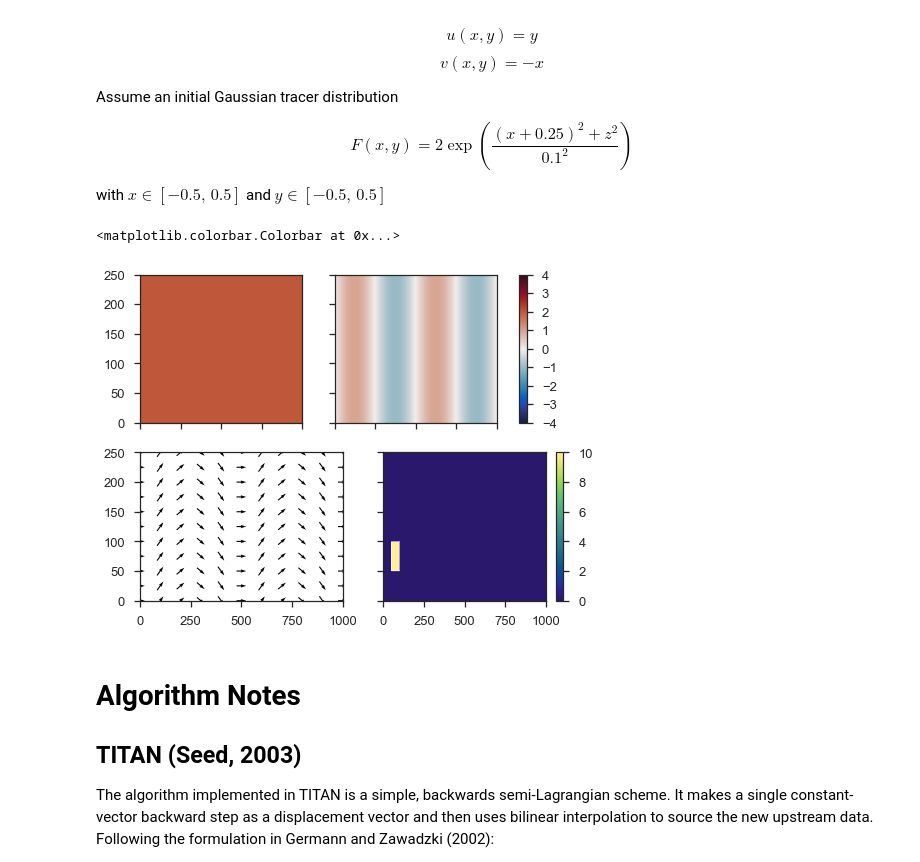
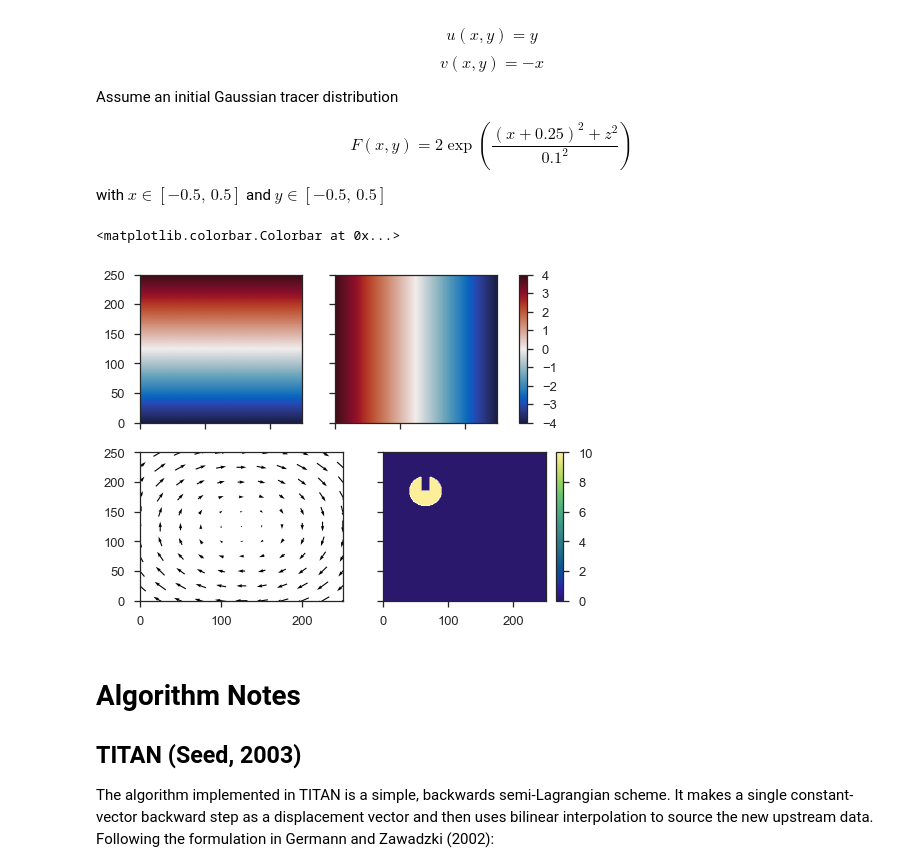
Before and after one commit to darothen-cc/nowcasting, a Jupyter notebook: notebooks/storm_advection.ipynb, the cells around one changed output. Cells and saved outputs as stored; diff of their text form; code cells hidden in the pictures.

```diff
--- a/notebooks/storm_advection.ipynb
+++ b/notebooks/storm_advection.ipynb
@@ -46,42 +46,42 @@ with $x \in \left[-0.5,\,0.5\right]$ and $y \in \left[-0.5,\,0.5\right]$
 # %%
 from nowcast.test_functions import eddy, wavy_flow, gaussian, hat, slotted_cylinder
 
-f = 10
-nx, ny = 50*f*4, 50*f
+f = 5
+nx, ny = 50*f, 50*f
 Δx, Δy = 5./f, 5./f
 x = np.arange(0, (nx+1)*Δx, Δx)
 y = np.arange(0, (ny+1)*Δy, Δy)
 xx, yy = np.meshgrid(x, y)
 xx, yy = xx.T, yy.T
 
-# u, v = eddy(xx, yy, A=4.)
-u, v = wavy_flow(xx, yy, Ax=2., Ay=1., Tx=2)
+u, v = eddy(xx, yy, A=4.)
+# u, v = wavy_flow(xx, yy, Ax=2., Ay=1., Tx=2)
 A = 10
-# F = slotted_cylinder(xx, yy, x[13*f], y[37*f], r=25, A=A)
+F = slotted_cylinder(xx, yy, x[13*f], y[37*f], r=25, A=A)
 # F = gaussian(xx, yy, A=10., x0=x[13*f], y0=y[37*f], sigmax=Δx*3*f, sigmay=Δy*3*f)
-F = hat(xx, yy, A=10., xbnds=[x[10*f], x[20*f]], ybnds=[y[10*f], y[20*f]])
+# F = hat(xx, yy, A=10., xbnds=[x[10*f], x[20*f]], ybnds=[y[10*f], y[20*f]])
 
 
 fig, axs = plt.subplots(2, 2, sharex=True, sharey=True, figsize=(8, 6))
 axu, axv, axvec, axf = axs.flatten()[:]
 
 vv = 4.
 cf = axu.pcolormesh(xx, yy, u, vmin=-vv, vmax=vv, cmap=cm.balance)
 _ = axv.pcolormesh(xx, yy, v, vmin=-vv, vmax=vv, cmap=cm.balance)
 plt.colorbar(cf, ax=[axu, axv])
 
 max_q = 10
 rsx = nx // max_q
 rsy = ny // max_q
 axvec.quiver(xx[::rsx, ::rsy], yy[::rsx, ::rsy], u[::rsx, ::rsy], v[::rsx, ::rsy],
              angles='xy', pivot='mid')
 
 cf = axf.pcolormesh(xx, yy, F, vmin=0, vmax=A, cmap=cm.haline)
 axf.contour(xx, yy, F, levels=np.linspace(0, A+0.1, A/2), linewidths=0.25, colors='w')
 plt.colorbar(cf, ax=axf)
 # %% [output]
 <matplotlib.colorbar.Colorbar at 0x...>
-[figure, old version]
+[figure, new version]
 # %% [markdown]
 # Algorithm Notes
 
```
Also changed, not shown: parts of 18 cells of this notebook, 3 other files.
